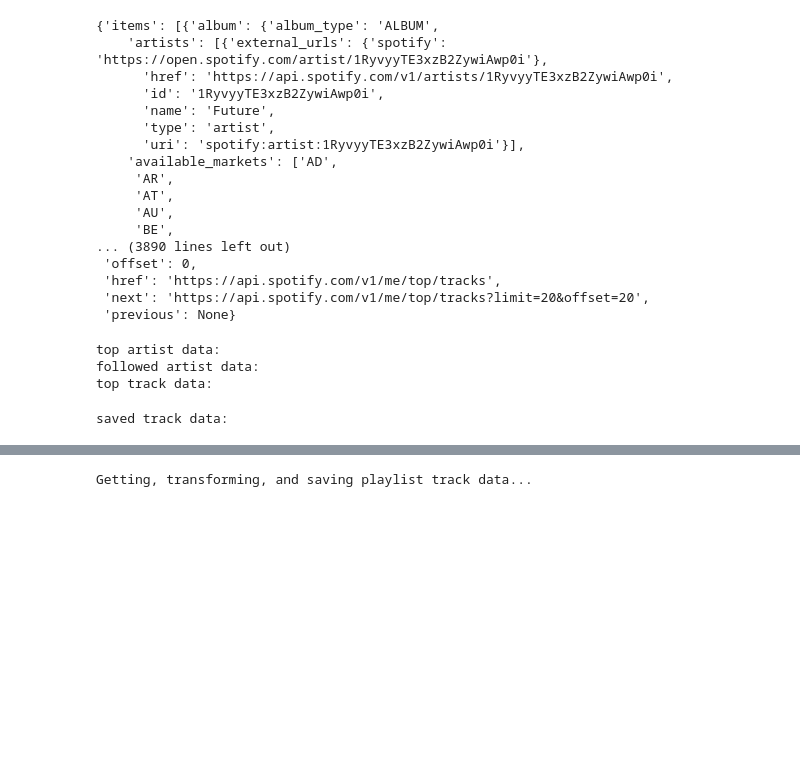
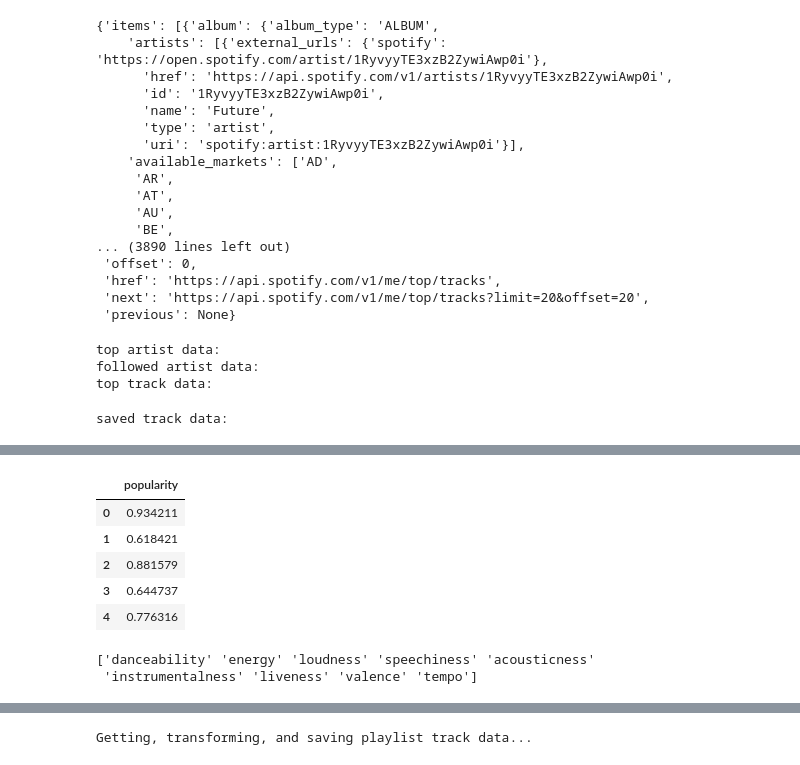
Before and after one commit to drmatczak/Spotify-project, a Jupyter notebook: spo.ipynb, the cells around one changed output, grey strips where cells are left out. Drawn from its saved outputs; the diff is of its cells as text; code cells hidden in the pictures; blank space fills up the shorter version.

```diff
--- a/spo.ipynb
+++ b/spo.ipynb
@@ -146,0 +369,19 @@ saved track data:
+# %%
+# Normalization
+pop = df[["popularity"]].reset_index(drop = True)
+scaler = MinMaxScaler()
+pop_scaled = pd.DataFrame(scaler.fit_transform(pop), columns = pop.columns)
+pop_scaled.head()
+# %% [output]
+|  | popularity |
+| 0 | 0.934211 |
+| 1 | 0.618421 |
+| 2 | 0.881579 |
+| 3 | 0.644737 |
+| 4 | 0.776316 |
+# %%
+float_cols = df.dtypes[df.dtypes == 'float64'].index.values
+print(float_cols)
+# %% [output]
+['danceability' 'energy' 'loudness' 'speechiness' 'acousticness'
+ 'instrumentalness' 'liveness' 'valence' 'tempo']
```
Also changed, not shown: parts of 28 cells of this notebook.
